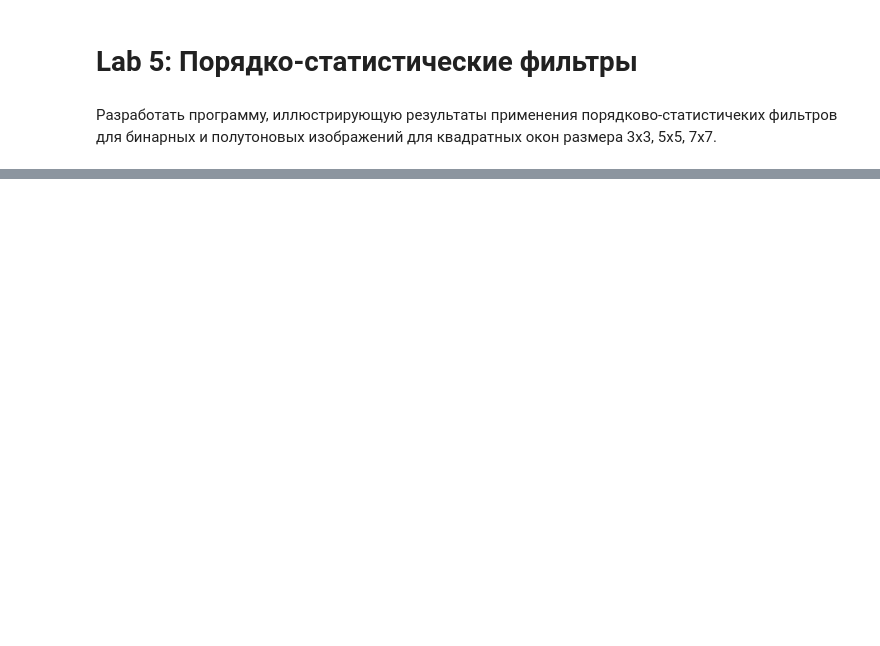
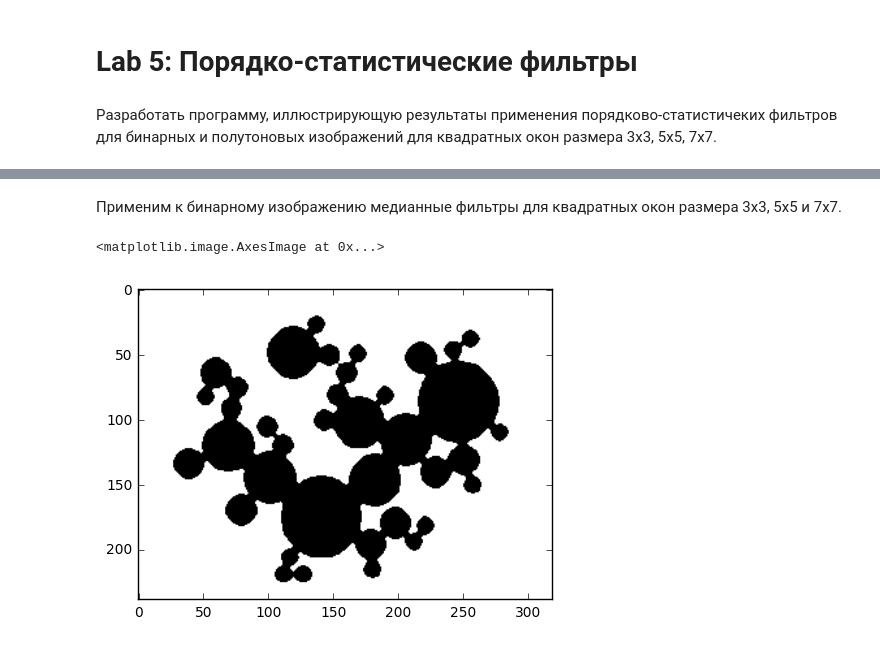
Before and after one commit to YRustt/B16-17-DIPA, a Jupyter notebook: lab5.ipynb, the cells around one changed output, grey strips where cells are left out. Drawn from its saved outputs; the diff is of its cells as text; code cells hidden in the pictures; blank space fills up the shorter version.

```diff
--- a/lab5.ipynb
+++ b/lab5.ipynb
@@ -20,0 +22,7 @@ ax2.imshow(image_grey, cmap='Greys')
+# %% [markdown]
+Применим к бинарному изображению медианные фильтры для квадратных окон размера 3x3, 5x5 и 7x7.
+# %%
+plt.imshow(calculate_filter_binary_image(image_binary, 3, 5), cmap='Greys')
+# %% [output]
+<matplotlib.image.AxesImage at 0x...>
+[figure, added]
```
Also changed, not shown: parts of 8 cells of this notebook, 2 other files.
